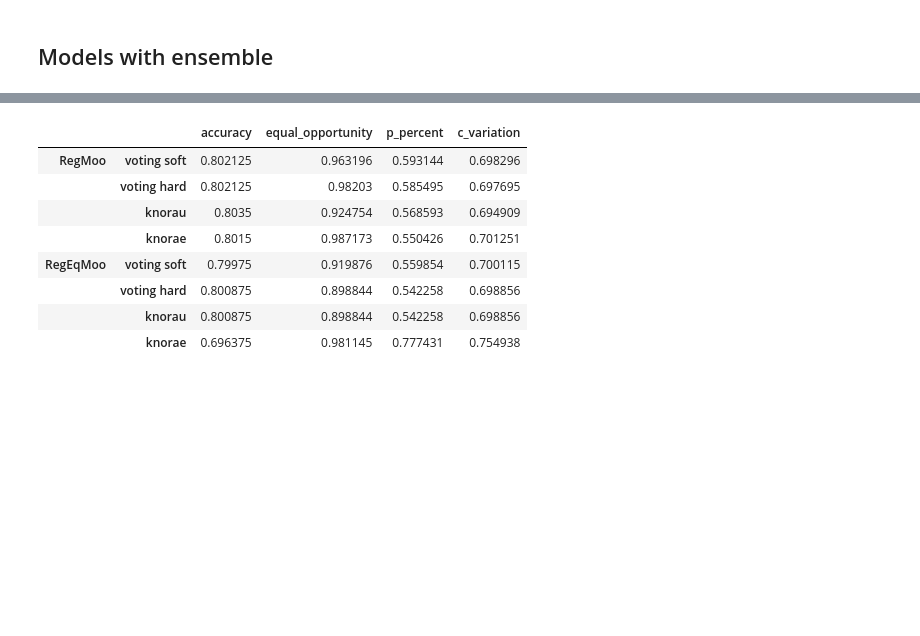
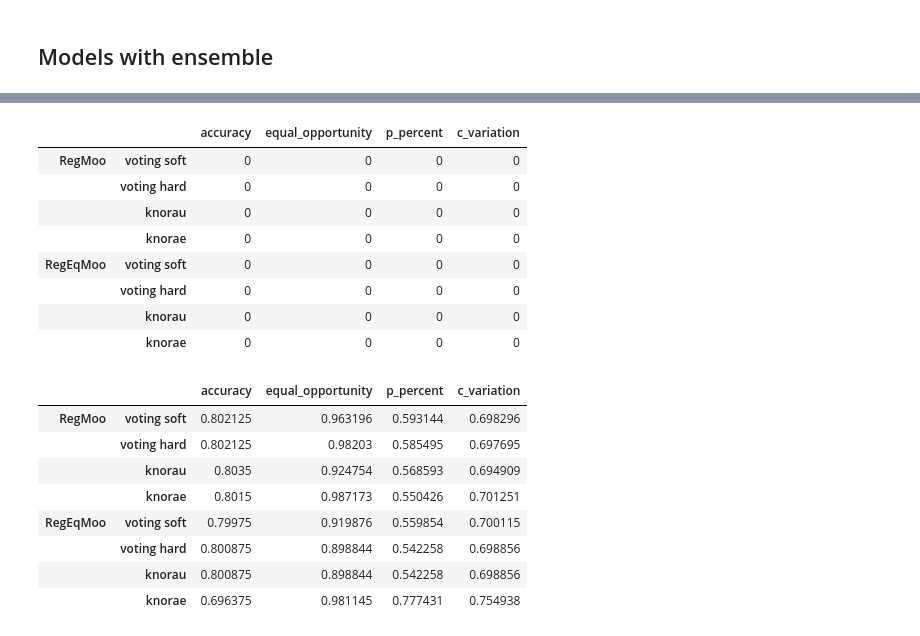
Before and after one commit to viguardieiro/moopt_fairness, a Jupyter notebook: Models comparison - Adult Census Income.ipynb, the cells around one changed output, grey strips where cells are left out. Drawn from its saved outputs; the diff is of its cells as text; code cells hidden in the pictures; blank space fills up the shorter version.

```diff
--- a/Models comparison - Adult Census Income.ipynb
+++ b/Models comparison - Adult Census Income.ipynb
@@ -301,3 +320,15 @@ results_test = pd.DataFrame(index=index, columns=metrics)
+# %%
+results_test
+# %% [output]
+|  |  | accuracy | equal_opportunity | p_percent | c_variation |
+| RegMoo | voting soft | 0 | 0 | 0 | 0 |
+|  | voting hard | 0 | 0 | 0 | 0 |
+|  | knorau | 0 | 0 | 0 | 0 |
+|  | knorae | 0 | 0 | 0 | 0 |
+| RegEqMoo | voting soft | 0 | 0 | 0 | 0 |
+|  | voting hard | 0 | 0 | 0 | 0 |
+|  | knorau | 0 | 0 | 0 | 0 |
+|  | knorae | 0 | 0 | 0 | 0 |
 # %%
 # RegMoo
 
```
Also changed, not shown: parts of 4 cells of this notebook, 9 other files.
